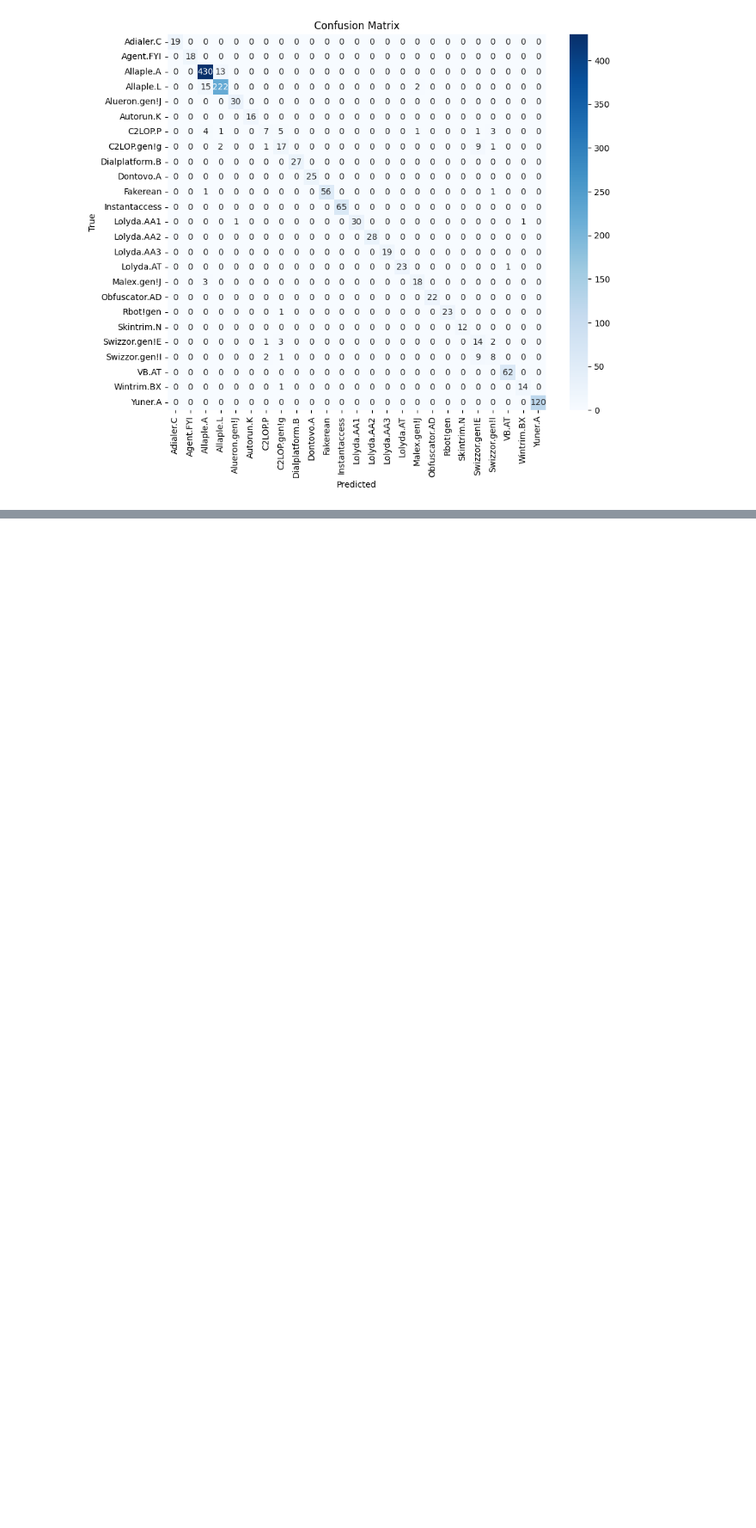
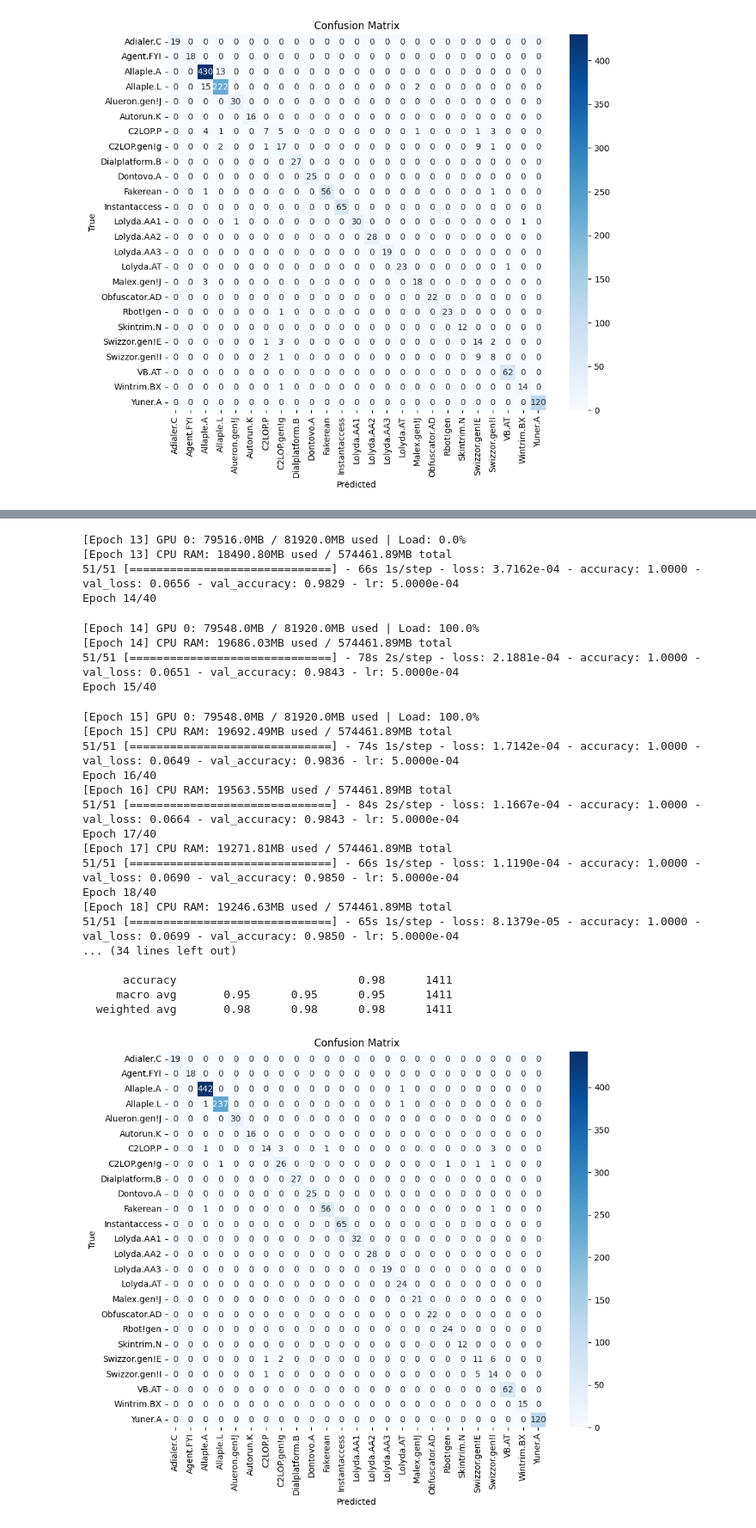
Before and after one commit to PecoraroAnthony/MALIMG-ResNet-vs-DenseNet, a Jupyter notebook: resnet_malimg.ipynb, the cells around one changed output, grey strips where cells are left out. Shown at 86% size. Drawn from its saved outputs; the diff is of its cells as text; code cells hidden in the pictures; blank space fills up the shorter version.

```diff
--- a/resnet_malimg.ipynb
+++ b/resnet_malimg.ipynb
@@ -321,0 +609,10 @@ Epoch 7/40
+# %%
+model_name = 'densenet201'
+model, preprocess = get_model(model_name, pretrained=False)
+train_gen, val_gen, test_gen = get_data_generators(
+    'malimg_dataset/train', 'malimg_dataset/val', 'malimg_dataset/test',
+    preprocess_input=preprocess
+)
+history = train_model(model, train_gen, val_gen, model_name=model_name)
+evaluate_model(model, test_gen, class_names=list(train_gen.class_indices.keys()))
+# %% [output]
@@ -321,0 +667,26 @@ Epoch 7/40
+[Epoch 13] GPU 0: 79516.0MB / 81920.0MB used | Load: 0.0%
+[Epoch 13] CPU RAM: 18490.80MB used / 574461.89MB total
+51/51 [==============================] - 66s 1s/step - loss: 3.7162e-04 - accuracy: 1.0000 - val_loss: 0.0656 - val_accuracy: 0.9829 - lr: 5.0000e-04
+Epoch 14/40
+[Epoch 14] GPU 0: 79548.0MB / 81920.0MB used | Load: 100.0%
+[Epoch 14] CPU RAM: 19686.03MB used / 574461.89MB total
+51/51 [==============================] - 78s 2s/step - loss: 2.1881e-04 - accuracy: 1.0000 - val_loss: 0.0651 - val_accuracy: 0.9843 - lr: 5.0000e-04
+Epoch 15/40
+[Epoch 15] GPU 0: 79548.0MB / 81920.0MB used | Load: 100.0%
+[Epoch 15] CPU RAM: 19692.49MB used / 574461.89MB total
+51/51 [==============================] - 74s 1s/step - loss: 1.7142e-04 - accuracy: 1.0000 - val_loss: 0.0649 - val_accuracy: 0.9836 - lr: 5.0000e-04
+Epoch 16/40
+[Epoch 16] CPU RAM: 19563.55MB used / 574461.89MB total
+51/51 [==============================] - 84s 2s/step - loss: 1.1667e-04 - accuracy: 1.0000 - val_loss: 0.0664 - val_accuracy: 0.9843 - lr: 5.0000e-04
+Epoch 17/40
+[Epoch 17] CPU RAM: 19271.81MB used / 574461.89MB total
+51/51 [==============================] - 66s 1s/step - loss: 1.1190e-04 - accuracy: 1.0000 - val_loss: 0.0690 - val_accuracy: 0.9850 - lr: 5.0000e-04
+Epoch 18/40
+[Epoch 18] CPU RAM: 19246.63MB used / 574461.89MB total
+51/51 [==============================] - 65s 1s/step - loss: 8.1379e-05 - accuracy: 1.0000 - val_loss: 0.0699 - val_accuracy: 0.9850 - lr: 5.0000e-04
+... (34 lines left out)
+
+      accuracy                           0.98      1411
+     macro avg       0.95      0.95      0.95      1411
+  weighted avg       0.98      0.98      0.98      1411
+[figure, added]
```
Also changed, not shown: parts of 14 cells of this notebook.
